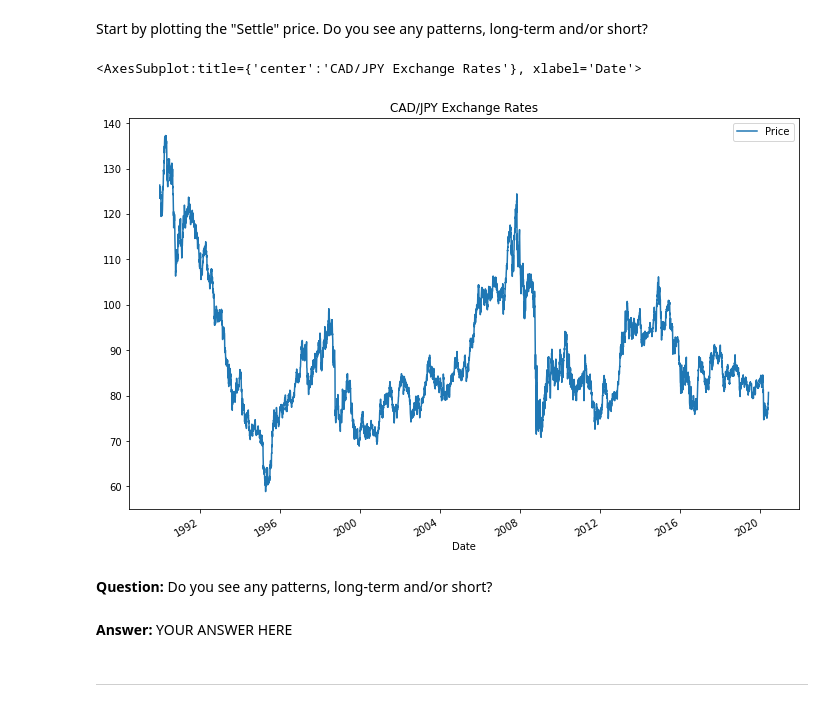
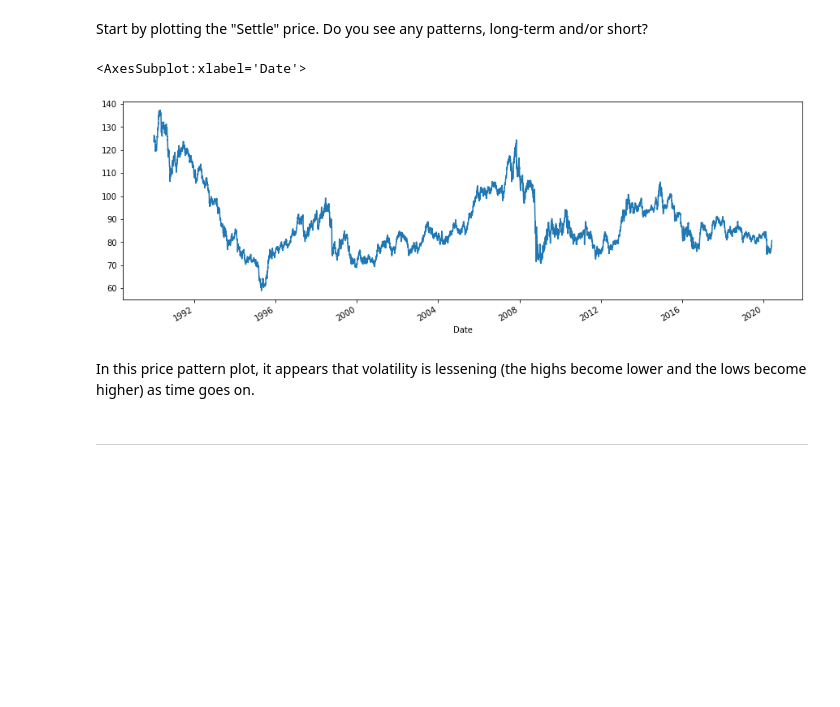
Before and after one commit to adamgulyas/currency-modelling, a Jupyter notebook: time_series_analysis.ipynb, the cells around one changed output. Saved outputs shown, nothing was run; the diff lists cells and outputs as text; code cells hidden in the pictures; blank space fills up the shorter version.

```diff
--- a/time_series_analysis.ipynb
+++ b/time_series_analysis.ipynb
@@ -41,14 +41,12 @@ cad_jpy_df.head()
  Start by plotting the "Settle" price. Do you see any patterns, long-term and/or short?
 # %%
 # Plot just the "Price" column from the dataframe:
-# YOUR CODE HERE!
+cad_jpy_df['Price'].plot(figsize=(15,5))
 # %% [output]
-<AxesSubplot:title={'center':'CAD/JPY Exchange Rates'}, xlabel='Date'>
+<AxesSubplot:xlabel='Date'>
-[figure, old version]
+[figure, new version]
-# %% [markdown]
-**Question:** Do you see any patterns, long-term and/or short?
-# %% [markdown]
-**Answer:** YOUR ANSWER HERE
+# %% [markdown]
+In this price pattern plot, it appears that volatility is lessening (the highs become lower and the lows become higher) as time goes on.
 # %% [markdown]
 ---
 # %% [markdown]
```
Also changed, not shown: parts of 8 cells of this notebook.
